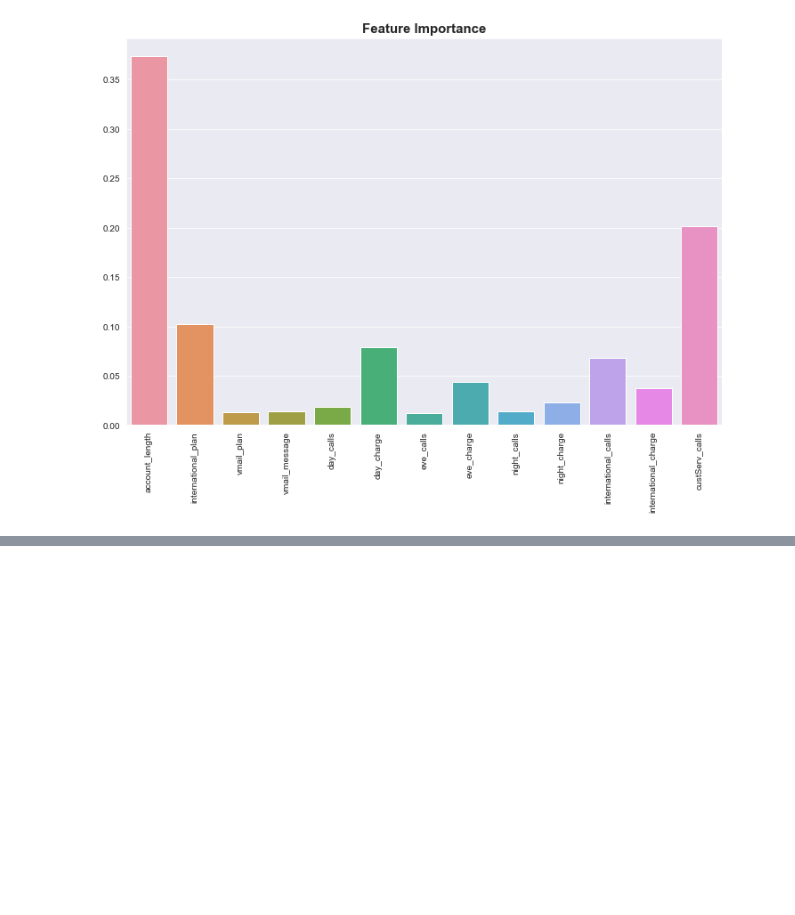
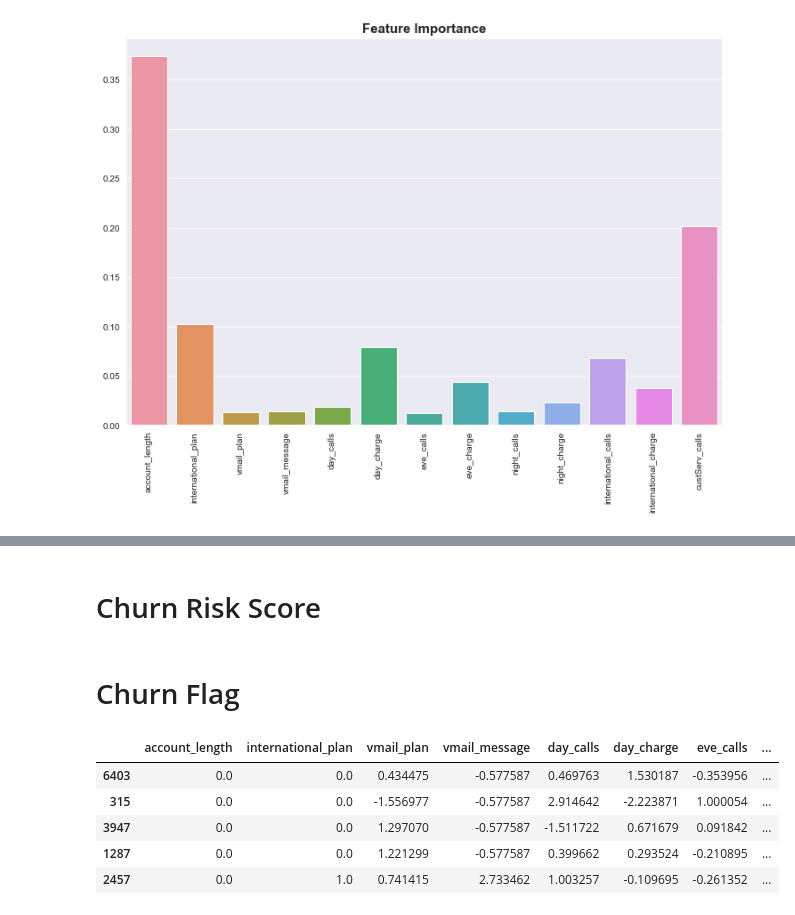
Before and after one commit to mdushetwar/Customer_Churn, a Jupyter notebook: PRCL-0017-Customer_Churn.ipynb, the cells around one changed output, grey strips where cells are left out. Saved outputs shown, nothing was run; the diff lists cells and outputs as text; code cells hidden in the pictures; blank space fills up the shorter version.

```diff
--- a/PRCL-0017-Customer_Churn.ipynb
+++ b/PRCL-0017-Customer_Churn.ipynb
@@ -852,0 +860,23 @@ print(f1_score(y_test, rfe.predict(X_test)))
+# %% [markdown]
+# Churn Risk Score
+# %%
+# Generate churn risk scores
+churn_risk_scores = xgb.predict_proba(X_test)[:, 1]
+
+# Add churn risk scores to the test set
+X_test_with_scores = X_test.copy()
+X_test_with_scores['churn_risk_score'] = churn_risk_scores *100
+# %% [markdown]
+# Churn Flag
+# %%
+X_test_with_scores['prediction'] = y_pred_xgb
+X_test_with_scores['FLAG'] = X_test_with_scores['prediction'].apply(lambda x: 'YES' if x == 1 else 'NO')
+# %%
+X_test_with_scores.head()
+# %% [output]
+|  | account_length | international_plan | vmail_plan | vmail_message | day_calls | day_charge | eve_calls | ... |
+| 6403 | 0.0 | 0.0 | 0.434475 | -0.577587 | 0.469763 | 1.530187 | -0.353956 | ... |
+| 315 | 0.0 | 0.0 | -1.556977 | -0.577587 | 2.914642 | -2.223871 | 1.000054 | ... |
+| 3947 | 0.0 | 0.0 | 1.297070 | -0.577587 | -1.511722 | 0.671679 | 0.091842 | ... |
+| 1287 | 0.0 | 0.0 | 1.221299 | -0.577587 | 0.399662 | 0.293524 | -0.210895 | ... |
+| 2457 | 0.0 | 1.0 | 0.741415 | 2.733462 | 1.003257 | -0.109695 | -0.261352 | ... |
```
Also changed, not shown: parts of 26 cells of this notebook.
